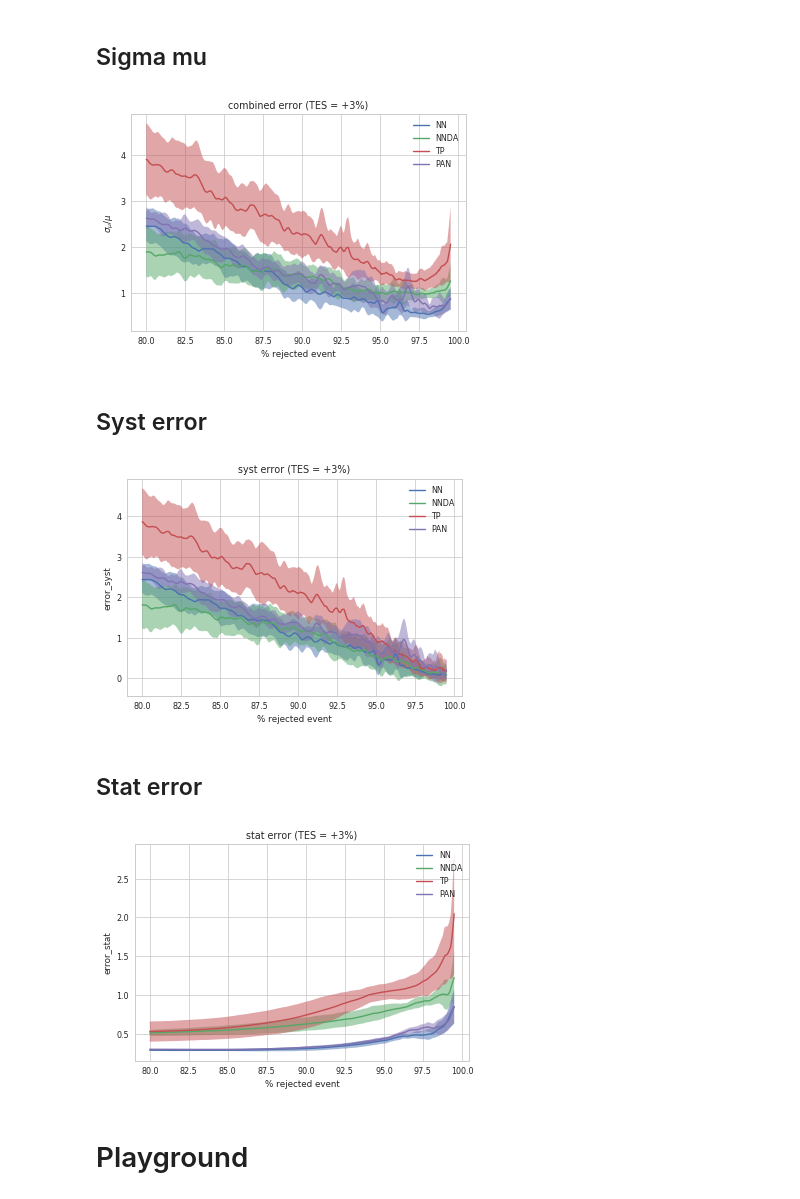
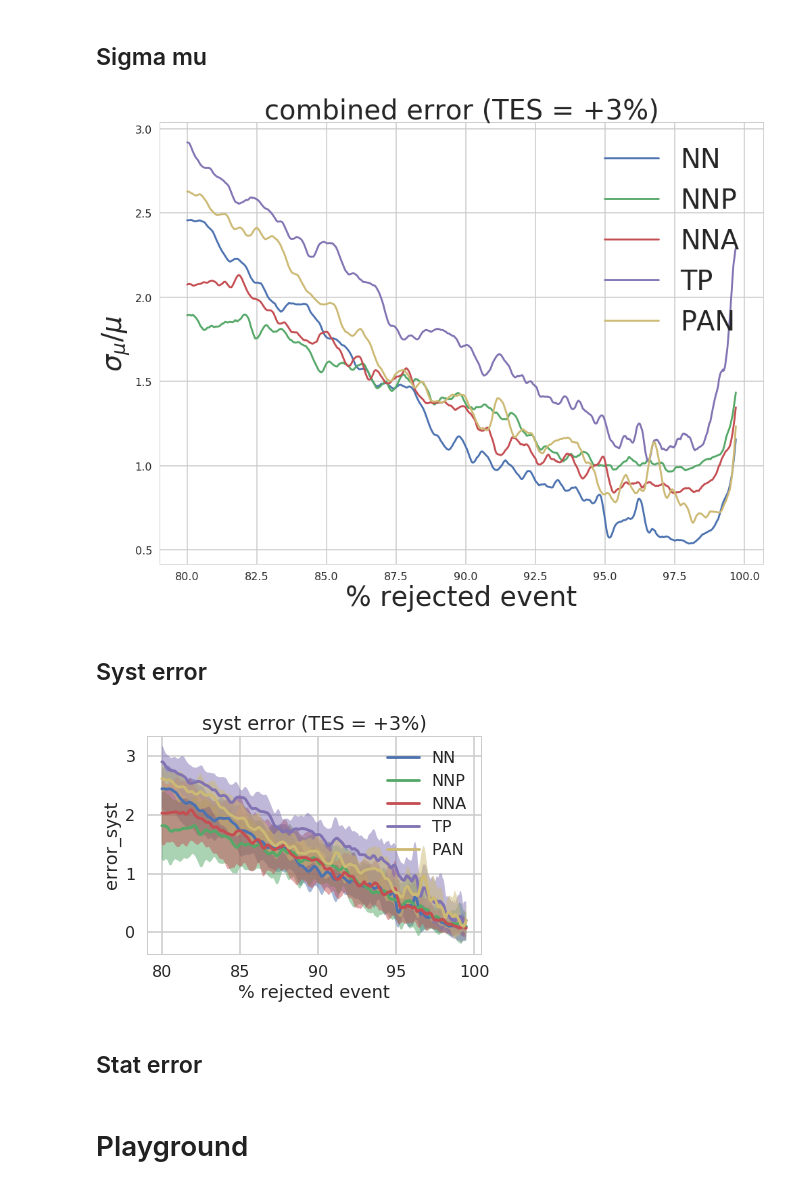
Before and after one commit to victor-estrade/SystMLXP, a Jupyter notebook: HIGGS-GEANT_Plots.ipynb, the cells around one changed output. Drawn from its saved outputs; the diff is of its cells as text; code cells hidden in the pictures.

```diff
--- a/HIGGS-GEANT_Plots.ipynb
+++ b/HIGGS-GEANT_Plots.ipynb
@@ -125,0 +127,4 @@ NNDA_mean, NNDA_std = get_mean_std_xp( NNDA_xp )
+# %%
+NNA_models = load_models(get_model_NNA, skew=skew, width=0.03,)
+NNA_xp = test_submission(data, NNA_models, all_sysTES=z_list)
+NNA_mean, NNA_std = get_mean_std_xp( NNA_xp )
@@ -126,5 +144,5 @@ NNDA_mean, NNDA_std = get_mean_std_xp( NNDA_xp )
 # %%
-TP_models = load_models(get_model_TP, tangent=tangent, trade_off=1.0,)
+TP_models = load_models(get_model_TP, tangent=tangent, trade_off=0.1,)
 TP_xp = test_submission(data, TP_models, all_sysTES=z_list)
 TP_mean, TP_std = get_mean_std_xp( TP_xp )
 # %% [output]
@@ -244,7 +262,7 @@ def savitzky_golay(y, window_size, order, deriv=0, rate=1):
 # %%
 sns.set()
 sns.set_style("whitegrid")
-sns.set_context("paper")
+sns.set_context("poster")
 # %%
 def tes_to_str(TES):
     return '{:+d}%'.format( int(np.round((TES-1)*100)) )
@@ -253,9 +271,13 @@ def tes_to_str(TES):
 # %%
 CHOSEN_TES = 1.03
 # %%
-means = [NN_mean, NNDA_mean, TP_mean, PAN_mean]
-stds = [NN_std, NNDA_std, TP_std, PAN_std]
-names = ['NN', 'NNDA', 'TP', 'PAN']
+# means = [NN_mean, NNDA_mean, TP_mean, PAN_mean]
+# stds = [NN_std, NNDA_std, TP_std, PAN_std]
+# names = ['NN', 'NNDA', 'TP', 'PAN']
+
+means = [NN_mean, NNDA_mean, NNA_mean, TP_mean, PAN_mean]
+stds = [NN_std, NNDA_std, NNA_std, TP_std, PAN_std]
+names = ['NN', 'NNP', 'NNA', 'TP', 'PAN']
 # %%
 START = 0.5
 STOP = 0.99
@@ -310,31 +334,33 @@ plt.show()
 ## Sigma mu
 # %%
 START = 0.8
-STOP = 0.995
+STOP = 0.997
+
+plt.figure(figsize=(8*2,6*2))
 
 for xp_mean, xp_std, name in zip(means, stds, names):
 
     rank = pd.Series(np.linspace(0, 1, num=xp_mean[CHOSEN_TES]['decision'].shape[0]))
     index = rank.loc[ (rank > START) & (rank < STOP)].index
     xx = rank[index] * 100
 
     mean = xp_mean[CHOSEN_TES]['sigma_mu'][index]
     std = xp_std[CHOSEN_TES]['sigma_mu'][index]
 
     # Smoothing
     mean = savitzky_golay(mean.values, 1001, 3)
     std = savitzky_golay(std.values, 1001, 3)
 
     plt.plot(xx, mean, label=name)
-    plt.fill_between(xx, mean+std, mean-std, alpha=0.5)
-    plt.title('combined error (TES = {})'.format(tes_to_str(CHOSEN_TES)))
+#     plt.fill_between(xx, mean+std, mean-std, alpha=0.5)
+    plt.title('combined error (TES = {})'.format(tes_to_str(CHOSEN_TES)), fontsize=40)
 
-plt.legend()
-plt.xlabel('% rejected event')
-plt.ylabel('$\sigma_\mu/\mu$')
+plt.legend(prop={'size': 40})
+plt.xlabel('% rejected event', fontsize=40)
+plt.ylabel('$\sigma_\mu/\mu$', fontsize=40)
 plt.show()
 # %% [output]
-[figure, old version]
+[figure, new version]
 # %% [markdown]
 ## Syst error
 # %%
@@ -363,7 +389,7 @@ plt.xlabel('% rejected event')
 plt.ylabel('error_syst')
 plt.show()
 # %% [output]
-[figure, old version]
+[figure, new version]
 # %% [markdown]
 ## Stat error
 # %%
@@ -391,7 +417,5 @@ plt.legend()
 plt.xlabel('% rejected event')
 plt.ylabel('error_stat')
 plt.show()
-# %% [output]
-[figure, removed]
 # %% [markdown]
 # Playground
```
Also changed, not shown: parts of 7 cells of this notebook, 2 other files.
